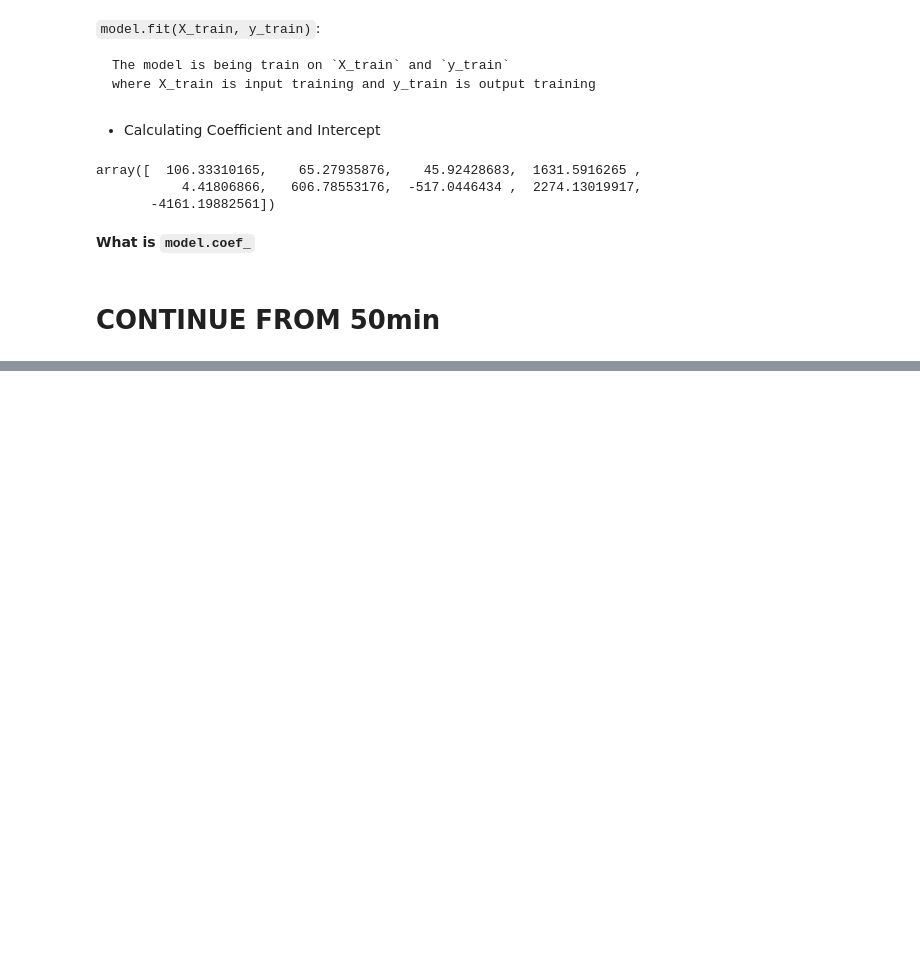
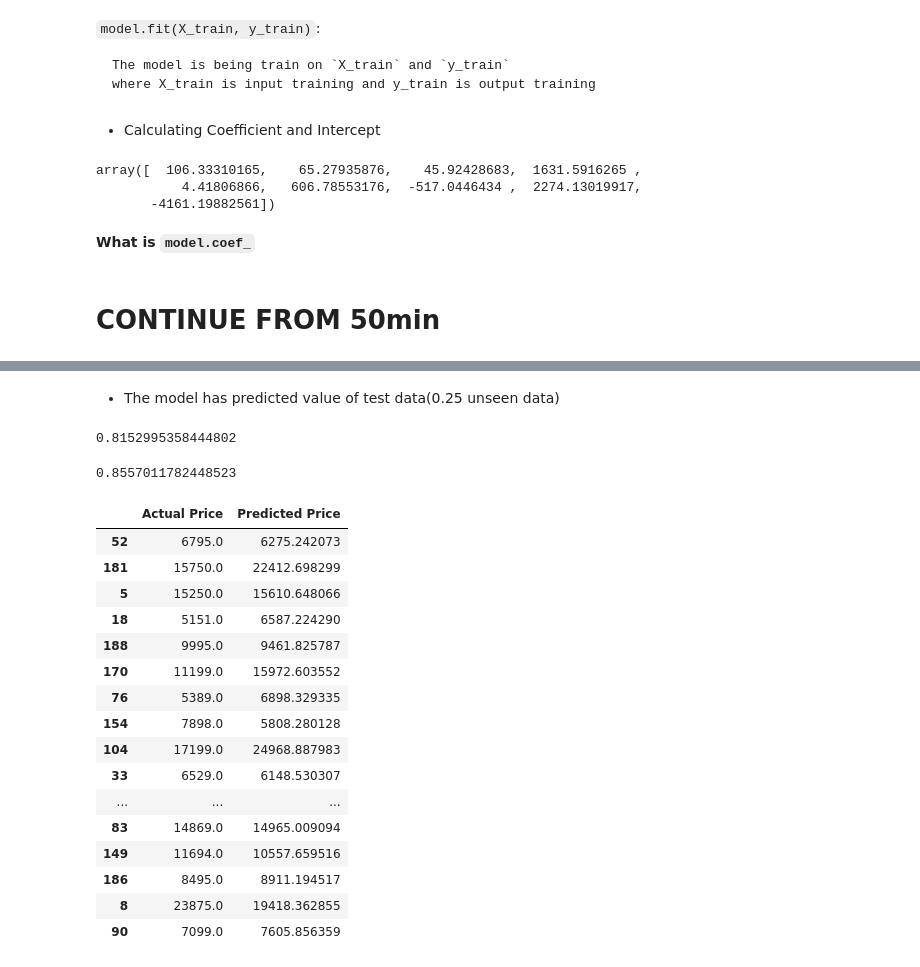
Before and after one commit to MoeedKhan-AMK/Applied-Data-Science, a Jupyter notebook: Machine Learning/LINEAR REGRESSION/Linear Regression/Linear_Regression_Project_Doc.ipynb, the cells around one changed output, grey strips where cells are left out. Saved outputs shown, nothing was run; the diff lists cells and outputs as text; code cells hidden in the pictures; blank space fills up the shorter version.

```diff
--- a/Machine Learning/LINEAR REGRESSION/Linear Regression/Linear_Regression_Project_Doc.ipynb
+++ b/Machine Learning/LINEAR REGRESSION/Linear Regression/Linear_Regression_Project_Doc.ipynb
@@ -815,0 +844,39 @@ array([  106.33310165,    65.27935876,    45.92428683,  1631.5916265 ,
+# %% [markdown]
+- The model has predicted value of test data(0.25 unseen data)
+# %%
+y_predict = model.predict(X_test)
+# %%
+# MODEL ACCURACY ON 0.25 UNSEEN TEST DATA
+# TESTING DATASET
+model.score(X_test, y_test)
+# %% [output]
+0.8152995358444802
+# %%
+# MODEL ACCURACY ON 0.75 SEEN DATA
+# TRAINING DATASET
+model.score(X_train, y_train)
+# %% [output]
+0.8557011782448523
+# %%
+pd.DataFrame({
+    "Actual Price": y_test,
+    "Predicted Price": y_predict
+})
+# %% [output]
+|  | Actual Price | Predicted Price |
+| 52 | 6795.0 | 6275.242073 |
+| 181 | 15750.0 | 22412.698299 |
+| 5 | 15250.0 | 15610.648066 |
+| 18 | 5151.0 | 6587.224290 |
+| 188 | 9995.0 | 9461.825787 |
+| 170 | 11199.0 | 15972.603552 |
+| 76 | 5389.0 | 6898.329335 |
+| 154 | 7898.0 | 5808.280128 |
+| 104 | 17199.0 | 24968.887983 |
+| 33 | 6529.0 | 6148.530307 |
+| ... | ... | ... |
+| 83 | 14869.0 | 14965.009094 |
+| 149 | 11694.0 | 10557.659516 |
+| 186 | 8495.0 | 8911.194517 |
+| 8 | 23875.0 | 19418.362855 |
+| 90 | 7099.0 | 7605.856359 |
```
Also changed, not shown: parts of 7 cells of this notebook, 1 other file.
